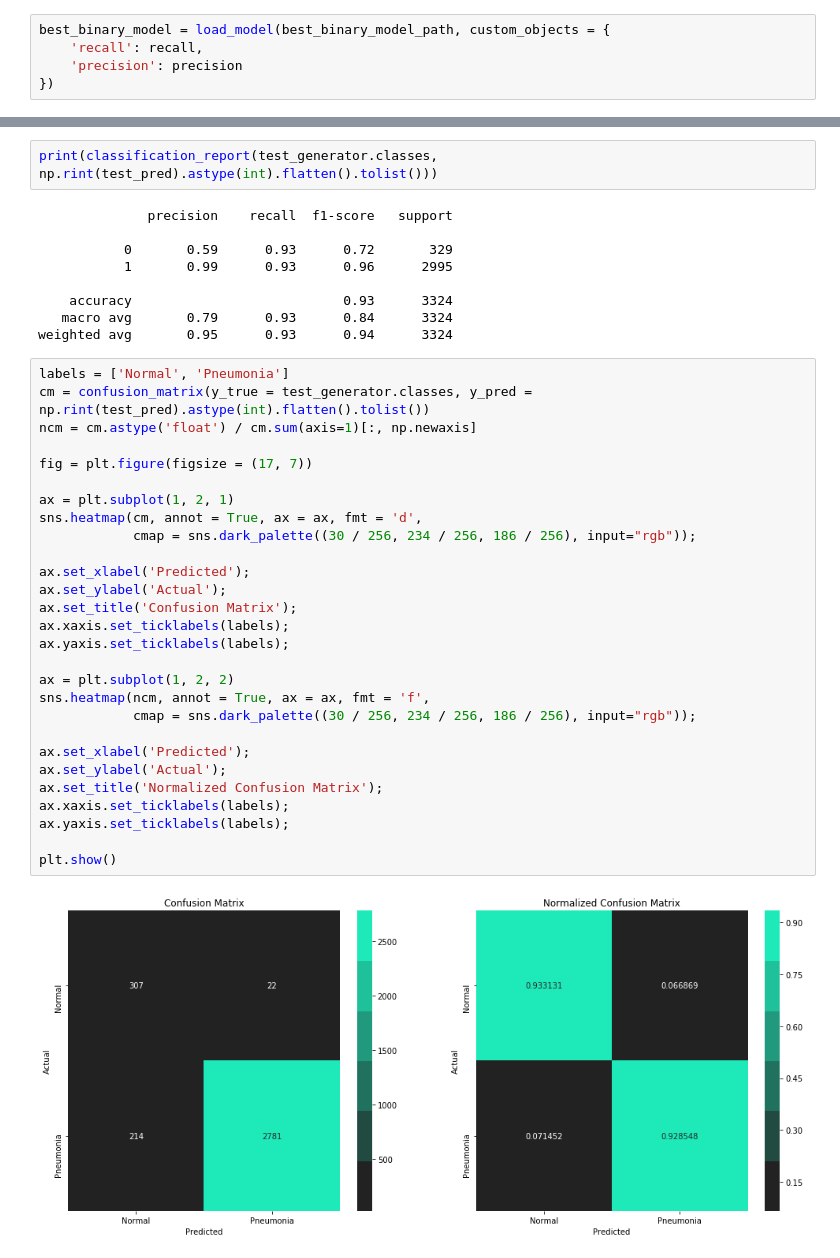
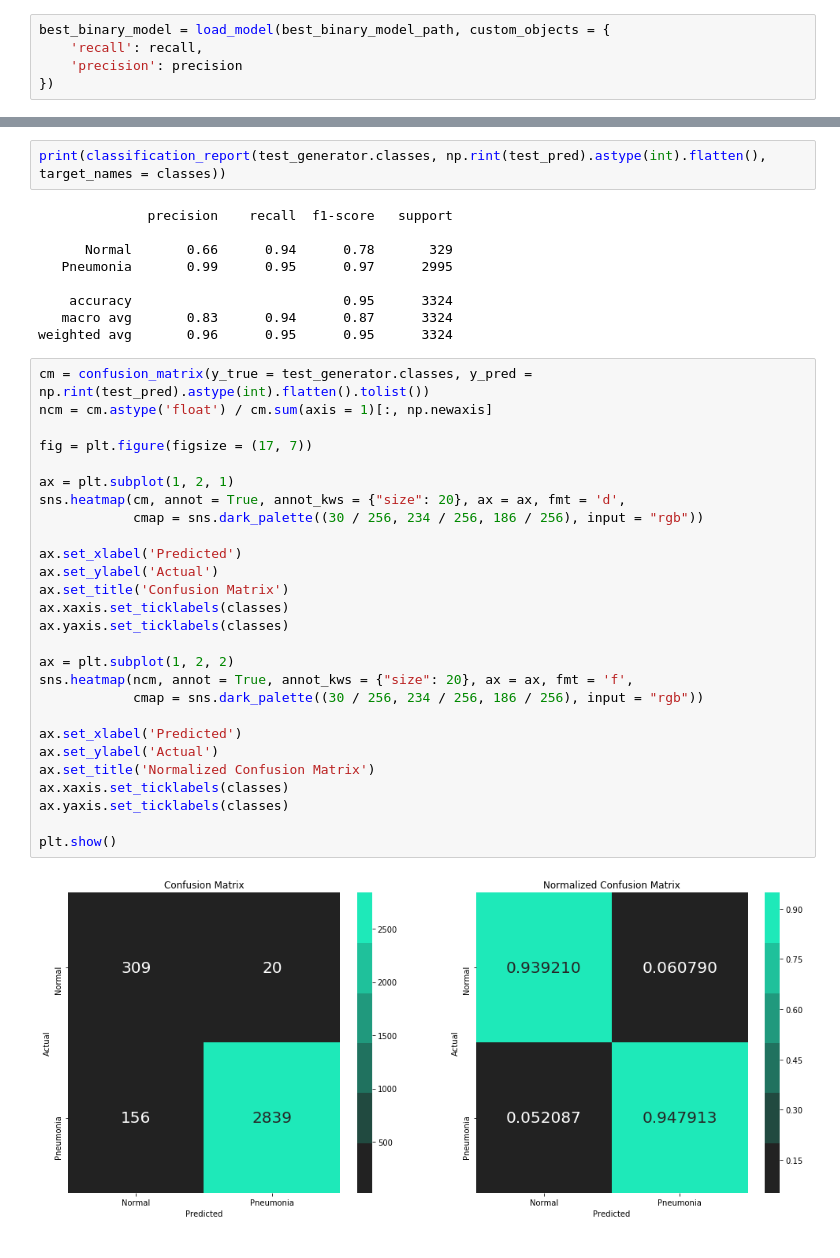
Before and after one commit to Zhuvikin/ML-pneumonia, a Jupyter notebook: pneumonia.ipynb, the cells around one changed output, grey strips where cells are left out. Saved outputs shown, nothing was run; the diff lists cells and outputs as text.

```diff
--- a/pneumonia.ipynb
+++ b/pneumonia.ipynb
@@ -496,41 +517,40 @@ test_pred = best_binary_model.predict_generator(test_generator, verbose = 1, ste
 # %%
-print(classification_report(test_generator.classes, np.rint(test_pred).astype(int).flatten().tolist()))
+print(classification_report(test_generator.classes, np.rint(test_pred).astype(int).flatten(), target_names = classes))
 # %% [output]
               precision    recall  f1-score   support
 
-           0       0.59      0.93      0.72       329
-           1       0.99      0.93      0.96      2995
+      Normal       0.66      0.94      0.78       329
+   Pneumonia       0.99      0.95      0.97      2995
 
-    accuracy                           0.93      3324
-   macro avg       0.79      0.93      0.84      3324
-weighted avg       0.95      0.93      0.94      3324
+    accuracy                           0.95      3324
+   macro avg       0.83      0.94      0.87      3324
+weighted avg       0.96      0.95      0.95      3324
 # %%
-labels = ['Normal', 'Pneumonia']
 cm = confusion_matrix(y_true = test_generator.classes, y_pred = np.rint(test_pred).astype(int).flatten().tolist())
-ncm = cm.astype('float') / cm.sum(axis=1)[:, np.newaxis]
+ncm = cm.astype('float') / cm.sum(axis = 1)[:, np.newaxis]
 
 fig = plt.figure(figsize = (17, 7))
 
 ax = plt.subplot(1, 2, 1)
-sns.heatmap(cm, annot = True, ax = ax, fmt = 'd',
-            cmap = sns.dark_palette((30 / 256, 234 / 256, 186 / 256), input="rgb"));
+sns.heatmap(cm, annot = True, annot_kws = {"size": 20}, ax = ax, fmt = 'd',
+            cmap = sns.dark_palette((30 / 256, 234 / 256, 186 / 256), input = "rgb"))
 
-ax.set_xlabel('Predicted');
-ax.set_ylabel('Actual');
-ax.set_title('Confusion Matrix');
-ax.xaxis.set_ticklabels(labels);
-ax.yaxis.set_ticklabels(labels);
+ax.set_xlabel('Predicted')
+ax.set_ylabel('Actual')
+ax.set_title('Confusion Matrix')
+ax.xaxis.set_ticklabels(classes)
+ax.yaxis.set_ticklabels(classes)
 
 ax = plt.subplot(1, 2, 2)
-sns.heatmap(ncm, annot = True, ax = ax, fmt = 'f',
-            cmap = sns.dark_palette((30 / 256, 234 / 256, 186 / 256), input="rgb"));
+sns.heatmap(ncm, annot = True, annot_kws = {"size": 20}, ax = ax, fmt = 'f',
+            cmap = sns.dark_palette((30 / 256, 234 / 256, 186 / 256), input = "rgb"))
 
-ax.set_xlabel('Predicted');
-ax.set_ylabel('Actual');
-ax.set_title('Normalized Confusion Matrix');
-ax.xaxis.set_ticklabels(labels);
-ax.yaxis.set_ticklabels(labels);
+ax.set_xlabel('Predicted')
+ax.set_ylabel('Actual')
+ax.set_title('Normalized Confusion Matrix')
+ax.xaxis.set_ticklabels(classes)
+ax.yaxis.set_ticklabels(classes)
 
 plt.show()
 # %% [output]
-[figure, old version]
+[figure, new version]
```
Also changed, not shown: parts of 21 cells of this notebook, 1 other file.
